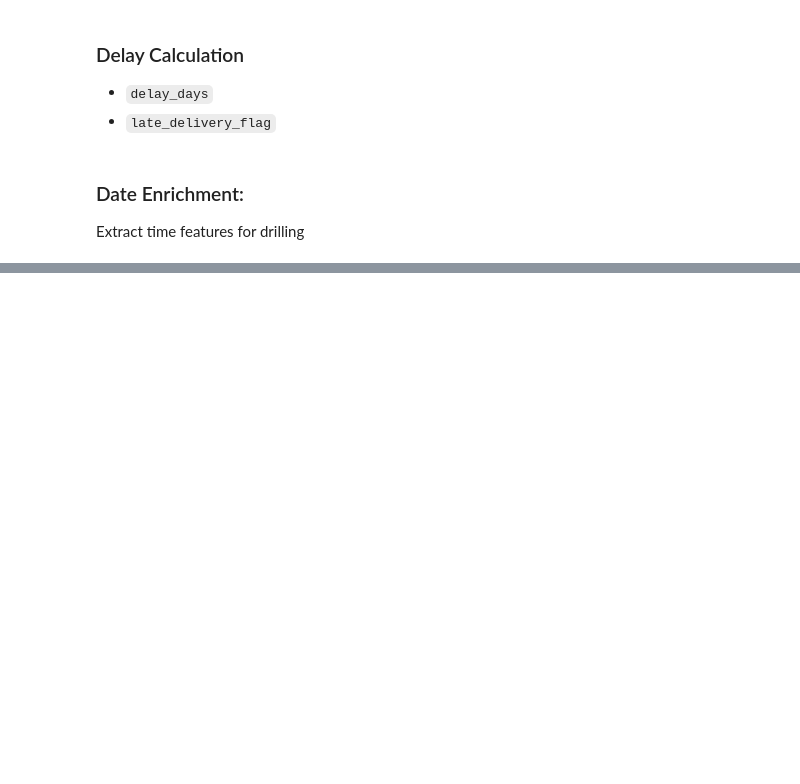
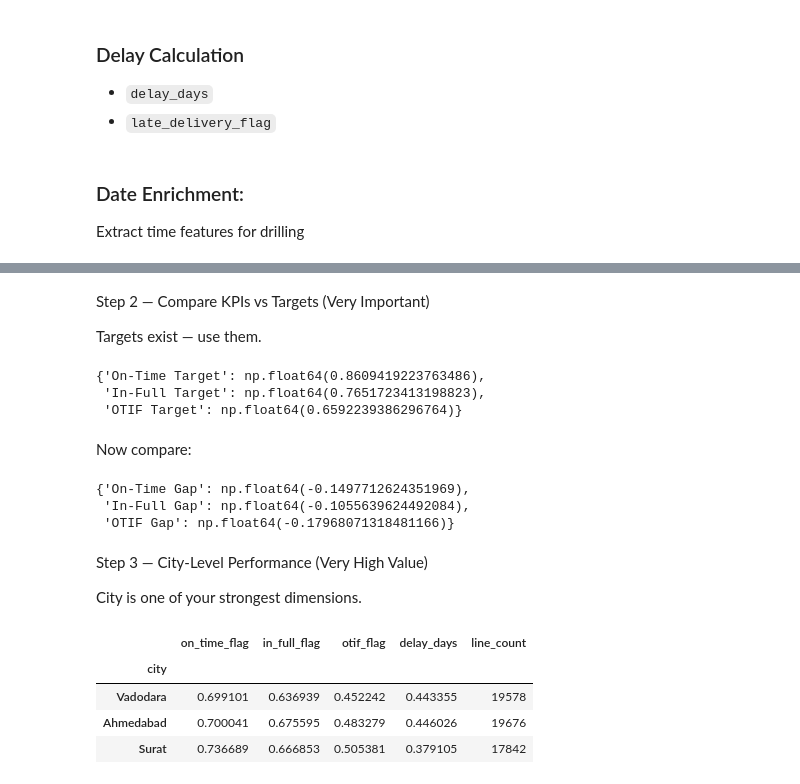
Before and after one commit to jacobdbt2100/supply-chain-service-level-tracking, a Jupyter notebook: notebooks/data_cleaning_and_exploration_supply_chain_service_level_tracking.ipynb, the cells around one changed output, grey strips where cells are left out. Drawn from its saved outputs; the diff is of its cells as text; code cells hidden in the pictures; blank space fills up the shorter version.

```diff
--- a/notebooks/data_cleaning_and_exploration_supply_chain_service_level_tracking.ipynb
+++ b/notebooks/data_cleaning_and_exploration_supply_chain_service_level_tracking.ipynb
@@ -363,0 +392,56 @@ order_lines.head(3)
+# %% [markdown]
+Step 2 — Compare KPIs vs Targets (Very Important)
+
+Targets exist — use them.
+# %%
+targets = {
+    'On-Time Target': order_lines['ontime_target_pct'].mean() / 100,
+    'In-Full Target': order_lines['infull_target_pct'].mean() / 100,
+    'OTIF Target': order_lines['otif_target_pct'].mean() / 100
+}
+
+targets
+# %% [output]
+{'On-Time Target': np.float64(0.8609419223763486),
+ 'In-Full Target': np.float64(0.7651723413198823),
+ 'OTIF Target': np.float64(0.6592239386296764)}
+# %% [markdown]
+Now compare:
+# %%
+gap_analysis = {
+    'On-Time Gap': order_lines['on_time_flag'].mean() - order_lines['ontime_target_pct'].mean()/100,
+    'In-Full Gap': order_lines['in_full_flag'].mean() - order_lines['infull_target_pct'].mean()/100,
+    'OTIF Gap': order_lines['otif_flag'].mean() - order_lines['otif_target_pct'].mean()/100
+}
+
+gap_analysis
+# %% [output]
+{'On-Time Gap': np.float64(-0.1497712624351969),
+ 'In-Full Gap': np.float64(-0.1055639624492084),
+ 'OTIF Gap': np.float64(-0.17968071318481166)}
+# %% [markdown]
+Step 3 — City-Level Performance (Very High Value)
+
+City is one of your strongest dimensions.
+# %%
+city_perf = (
+    order_lines
+    .groupby('city')
+    .agg({
+        'on_time_flag':'mean',
+        'in_full_flag':'mean',
+        'otif_flag':'mean',
+        'delay_days':'mean',
+        'order_id':'count'
+    })
+    .rename(columns={'order_id':'line_count'})
+    .sort_values('otif_flag')
+)
+
+city_perf.head(10)
+# %% [output]
+|  | on_time_flag | in_full_flag | otif_flag | delay_days | line_count |
+| city |  |  |  |  |  |
+| Vadodara | 0.699101 | 0.636939 | 0.452242 | 0.443355 | 19578 |
+| Ahmedabad | 0.700041 | 0.675595 | 0.483279 | 0.446026 | 19676 |
+| Surat | 0.736689 | 0.666853 | 0.505381 | 0.379105 | 17842 |
```
Also changed, not shown: parts of 37 cells of this notebook.
